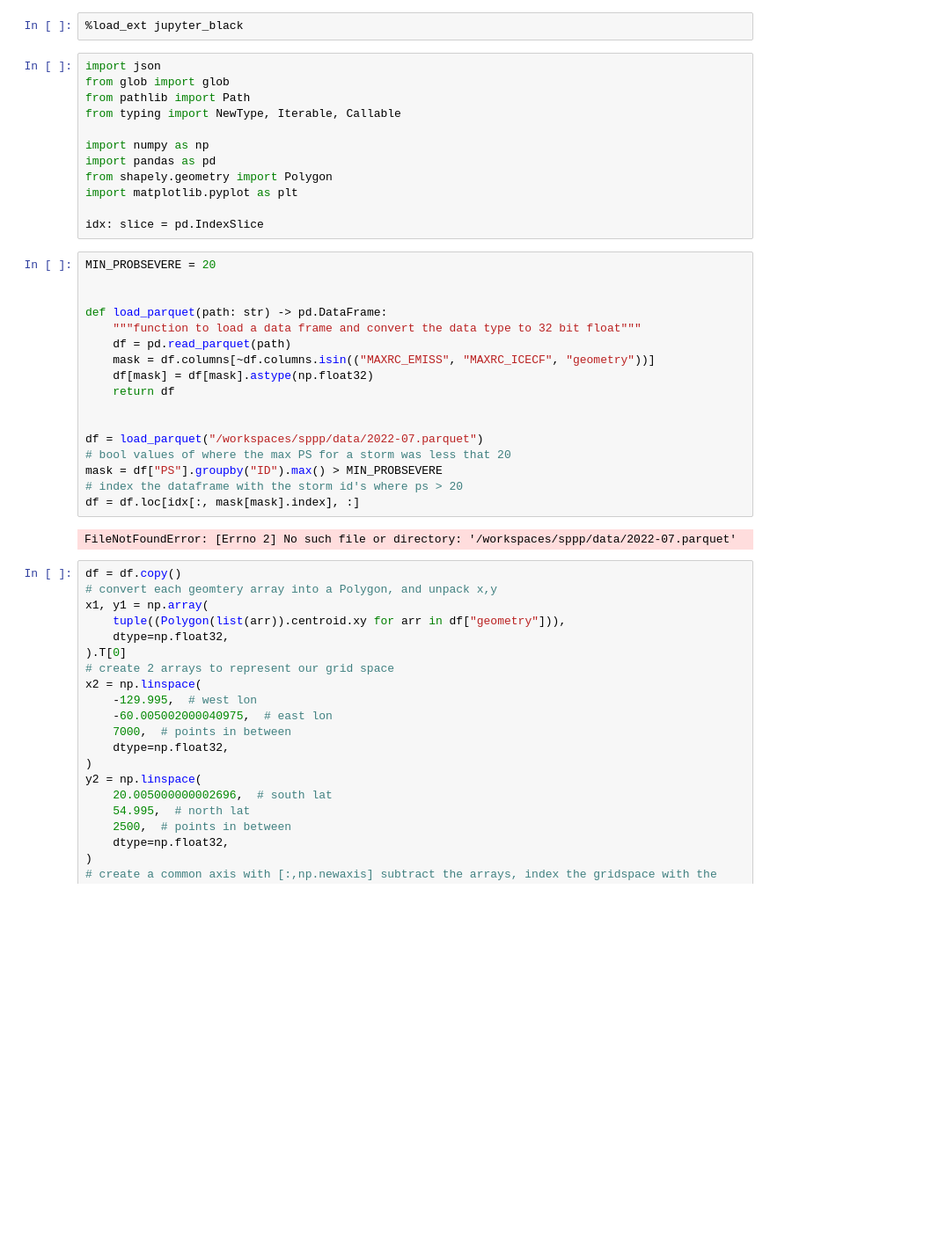
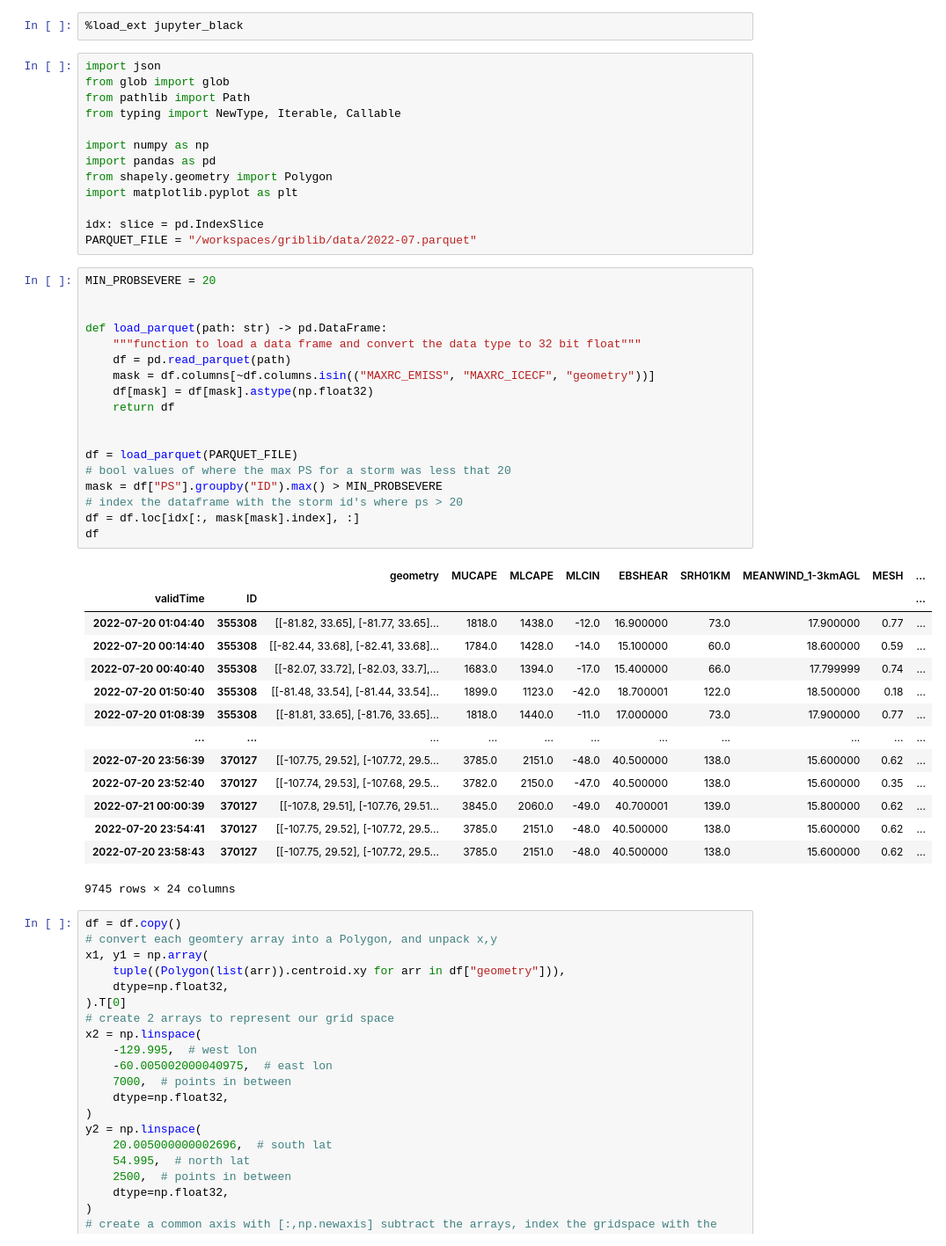
Before and after one commit to leaver2000/griblib, a Jupyter notebook: notebooks/ps2grid.ipynb, the cells around one changed output. Shown at 88% size. Cells and saved outputs as stored; diff of their text form; blank space fills up the shorter version.

```diff
--- a/notebooks/ps2grid.ipynb
+++ b/notebooks/ps2grid.ipynb
@@ -12,25 +12,40 @@ from shapely.geometry import Polygon
 import matplotlib.pyplot as plt
 
 idx: slice = pd.IndexSlice
+PARQUET_FILE = "/workspaces/griblib/data/2022-07.parquet"
 # %%
 MIN_PROBSEVERE = 20
 
 
 def load_parquet(path: str) -> pd.DataFrame:
     """function to load a data frame and convert the data type to 32 bit float"""
     df = pd.read_parquet(path)
     mask = df.columns[~df.columns.isin(("MAXRC_EMISS", "MAXRC_ICECF", "geometry"))]
     df[mask] = df[mask].astype(np.float32)
     return df
 
 
-df = load_parquet("/workspaces/sppp/data/2022-07.parquet")
+df = load_parquet(PARQUET_FILE)
 # bool values of where the max PS for a storm was less that 20
 mask = df["PS"].groupby("ID").max() > MIN_PROBSEVERE
 # index the dataframe with the storm id's where ps > 20
 df = df.loc[idx[:, mask[mask].index], :]
+df
 # %% [output]
+|  |  | geometry | MUCAPE | MLCAPE | MLCIN | EBSHEAR | SRH01KM | MEANWIND_1-3kmAGL | MESH | ... |
+| validTime | ID |  |  |  |  |  |  |  |  | ... |
+| 2022-07-20 01:04:40 | 355308 | [[-81.82, 33.65], [-81.77, 33.65]... | 1818.0 | 1438.0 | -12.0 | 16.900000 | 73.0 | 17.900000 | 0.77 | ... |
+| 2022-07-20 00:14:40 | 355308 | [[-82.44, 33.68], [-82.41, 33.68]... | 1784.0 | 1428.0 | -14.0 | 15.100000 | 60.0 | 18.600000 | 0.59 | ... |
+| 2022-07-20 00:40:40 | 355308 | [[-82.07, 33.72], [-82.03, 33.7],... | 1683.0 | 1394.0 | -17.0 | 15.400000 | 66.0 | 17.799999 | 0.74 | ... |
+| 2022-07-20 01:50:40 | 355308 | [[-81.48, 33.54], [-81.44, 33.54]... | 1899.0 | 1123.0 | -42.0 | 18.700001 | 122.0 | 18.500000 | 0.18 | ... |
+| 2022-07-20 01:08:39 | 355308 | [[-81.81, 33.65], [-81.76, 33.65]... | 1818.0 | 1440.0 | -11.0 | 17.000000 | 73.0 | 17.900000 | 0.77 | ... |
+| ... | ... | ... | ... | ... | ... | ... | ... | ... | ... | ... |
+| 2022-07-20 23:56:39 | 370127 | [[-107.75, 29.52], [-107.72, 29.5... | 3785.0 | 2151.0 | -48.0 | 40.500000 | 138.0 | 15.600000 | 0.62 | ... |
+| 2022-07-20 23:52:40 | 370127 | [[-107.74, 29.53], [-107.68, 29.5... | 3782.0 | 2150.0 | -47.0 | 40.500000 | 138.0 | 15.600000 | 0.35 | ... |
+| 2022-07-21 00:00:39 | 370127 | [[-107.8, 29.51], [-107.76, 29.51... | 3845.0 | 2060.0 | -49.0 | 40.700001 | 139.0 | 15.800000 | 0.62 | ... |
+| 2022-07-20 23:54:41 | 370127 | [[-107.75, 29.52], [-107.72, 29.5... | 3785.0 | 2151.0 | -48.0 | 40.500000 | 138.0 | 15.600000 | 0.62 | ... |
+| 2022-07-20 23:58:43 | 370127 | [[-107.75, 29.52], [-107.72, 29.5... | 3785.0 | 2151.0 | -48.0 | 40.500000 | 138.0 | 15.600000 | 0.62 | ... |
-FileNotFoundError: [Errno 2] No such file or directory: '/workspaces/sppp/data/2022-07.parquet'
+9745 rows × 24 columns
 # %%
 df = df.copy()
 # convert each geomtery array into a Polygon, and unpack x,y
```
Also changed, not shown: parts of 1 cell of this notebook, 1 other file.
